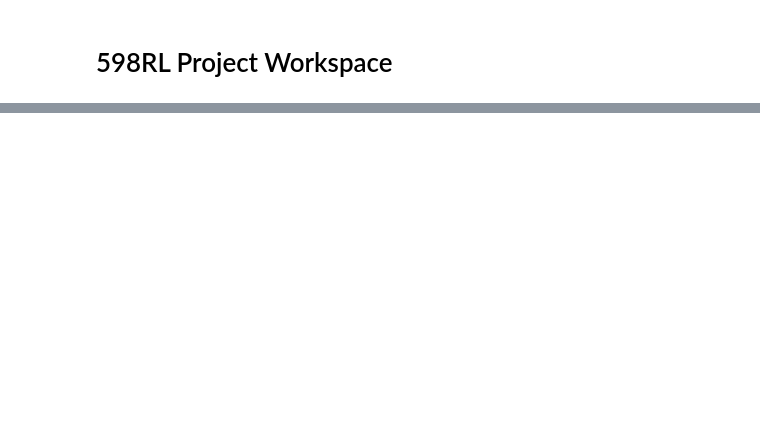
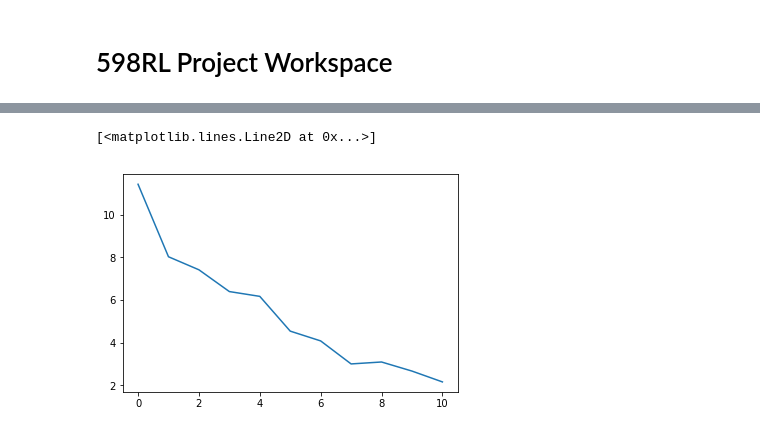
Before and after one commit to alex-faustino/rl-sandbox, a Jupyter notebook: project/ashetty2/results.ipynb, the cells around one changed output, grey strips where cells are left out. Cells and saved outputs as stored; diff of their text form; code cells hidden in the pictures; blank space fills up the shorter version.

```diff
--- a/project/ashetty2/results.ipynb
+++ b/project/ashetty2/results.ipynb
@@ -69,0 +37,5 @@ while env.time <= 10.0:
+# %%
+plt.plot(r_)
+# %% [output]
+[<matplotlib.lines.Line2D at 0x...>]
+[figure, added]
```
Also changed, not shown: parts of 6 cells of this notebook, 1 other file.
